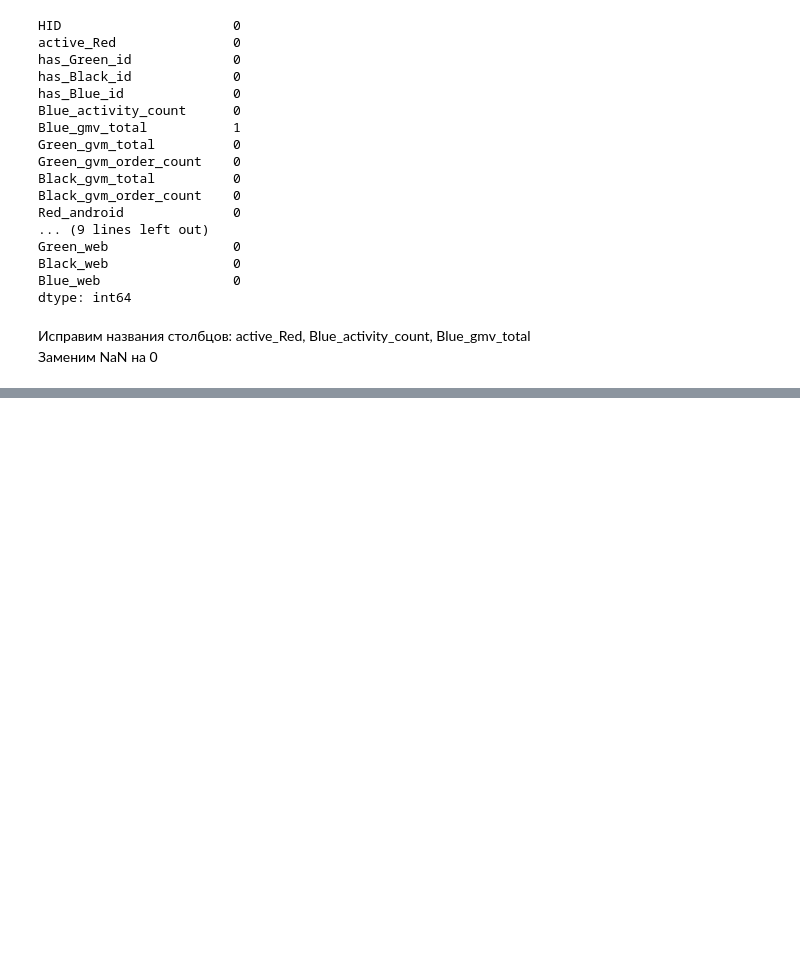
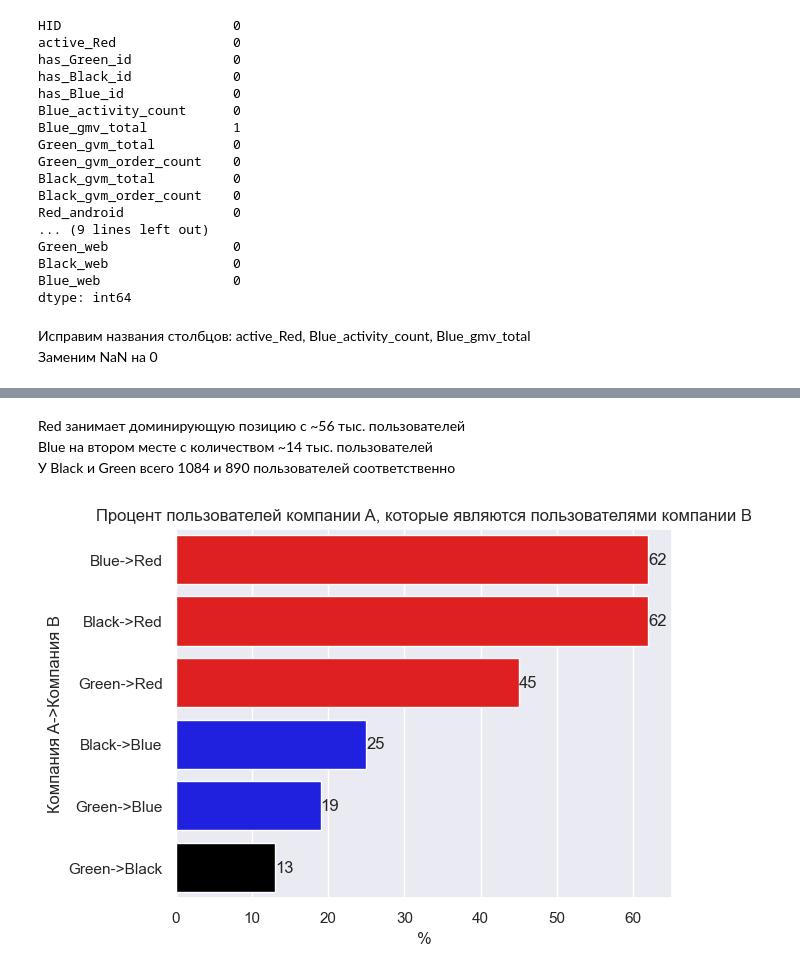
Before and after one commit to reboot2h/VK-Data-Analyst-test, a Jupyter notebook: task4.ipynb, the cells around one changed output, grey strips where cells are left out. Drawn from its saved outputs; the diff is of its cells as text; code cells hidden in the pictures; blank space fills up the shorter version.

```diff
--- a/task4.ipynb
+++ b/task4.ipynb
@@ -73,0 +75,19 @@ plt.show()
+# %% [markdown]
+Red занимает доминирующую позицию c ~56 тыс. пользователей
+Blue на втором месте с количеством ~14 тыс. пользователей
+У Black и Green всего 1084 и 890 пользователей соответственно
+# %%
+company_combo = {
+    "Blue->Red": round(((df.has_Red_id > 0) * (df.has_Blue_id > 0)).sum() / (df.has_Blue_id > 0).sum() * 100),
+    "Black->Red": round(((df.has_Red_id > 0) * (df.has_Black_id > 0)).sum() / (df.has_Black_id > 0).sum() * 100),
+    "Green->Red": round(((df.has_Red_id > 0) * (df.has_Green_id > 0)).sum() / (df.has_Green_id > 0).sum() * 100),
+    "Black->Blue": round(((df.has_Blue_id > 0) * (df.has_Black_id > 0)).sum() / (df.has_Black_id > 0).sum() * 100),
+    "Green->Blue": round(((df.has_Blue_id > 0) * (df.has_Green_id > 0)).sum() / (df.has_Green_id > 0).sum() * 100),
+    "Green->Black": round(((df.has_Black_id > 0) * (df.has_Green_id > 0)).sum() / (df.has_Green_id > 0).sum() * 100)
+}
+ax = sns.barplot(y=list(company_combo.keys()), x=list(company_combo.values()), palette=['red', 'red', 'red', 'blue', 'blue', 'black'])
+ax.set(xlabel='%', ylabel='Компания A->Компания B', title='Процент пользователей компании A, которые являются пользователями компании B')
+ax.bar_label(ax.containers[0])
+plt.show()
+# %% [output]
+[figure, added]
```
Also changed, not shown: parts of 4 cells of this notebook.
